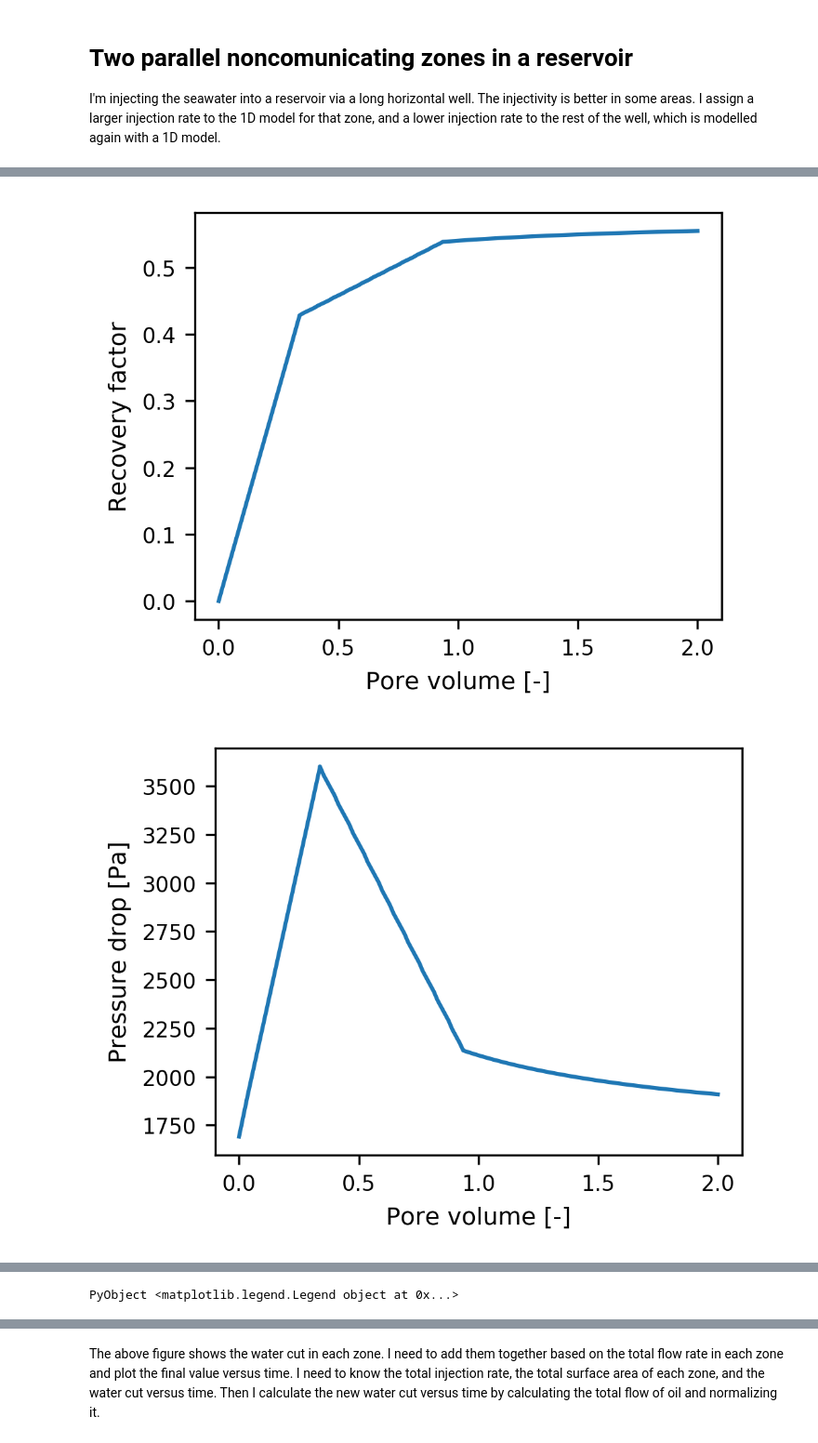
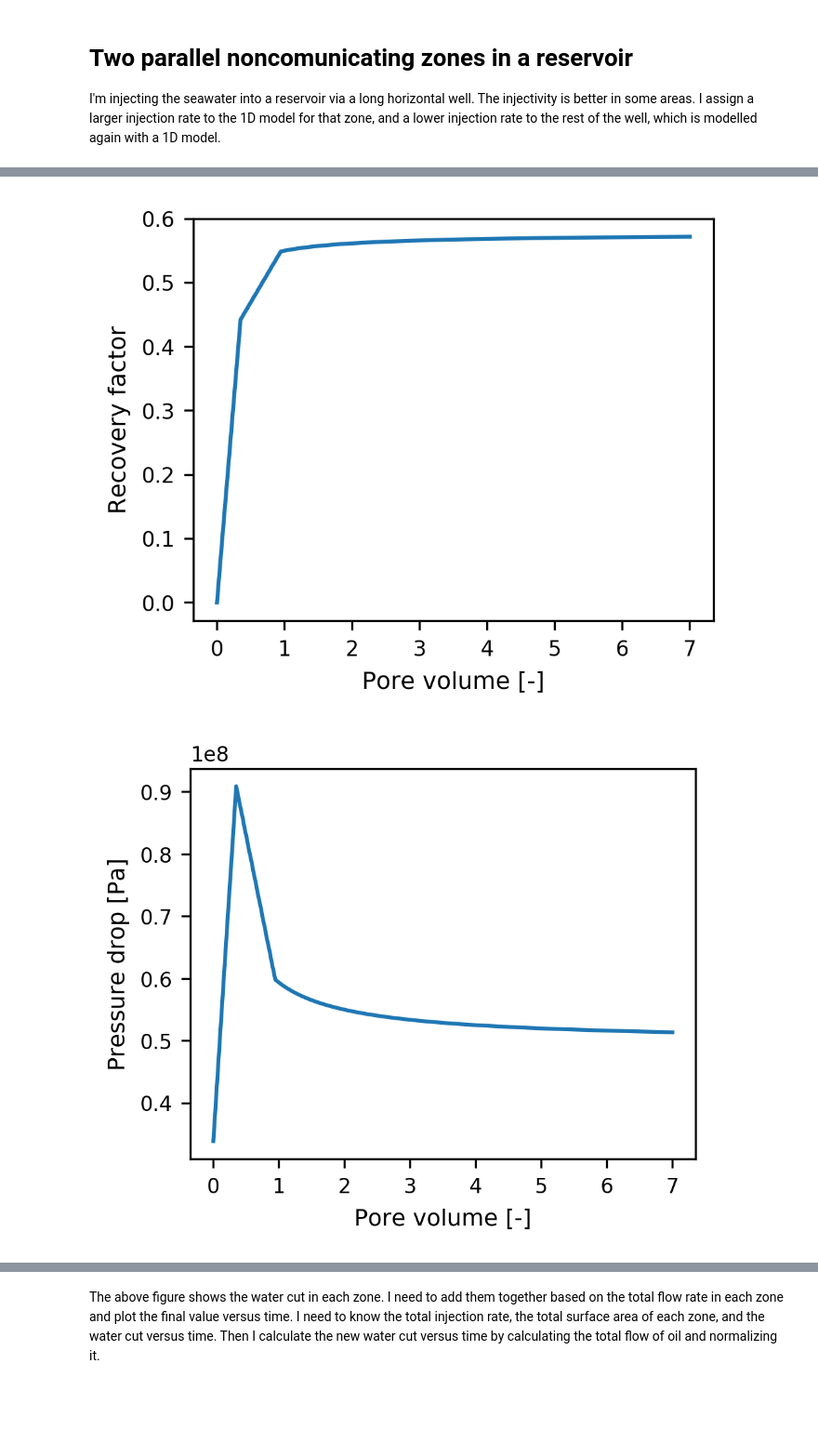
Before and after one commit to simulkade/peteng, a Jupyter notebook: analytical/notebooks/carbonated_water_flood.ipynb, the cells around one changed output, grey strips where cells are left out. Shown at 93% size. Cells and saved outputs as stored; diff of their text form; code cells hidden in the pictures; blank space fills up the shorter version.

Commit message:
finished the carbonated water paper for EAGE probably lots of bugs

```diff
--- a/analytical/notebooks/carbonated_water_flood.ipynb
+++ b/analytical/notebooks/carbonated_water_flood.ipynb
@@ -32,11 +53,19 @@ sor_mw=0.1
 swc_ww=0.212
 swc_ow=0.212
 
-u_inj_fast = 0.3e-5
-u_inj_slow = 1.0e-5
+mu_oil = 0.6e-3 # no CO2
+mu_oil_CO2 = 0.25e-3 # with 60% CO2
+mu_water = 0.45e-3 # constant
+
+
+u_inj_slow = 0.03e-5 # [m/s]
 pv_inj_fast = 2.0
-pv_inj_slow = u_inj_slow/u_inj_fast*pv_inj_fast
+pv_inj_slow = 7.0
 A_fast = 0.7 # normalized to a total injection area of 1.0
 A_slow = 1-A_fast # normalized to a total injection area of 1.0
 eq_const = 0.3
+L_res = 100 # [m]
+poros = 0.3 # [-]
+k = 0.001e-12 # [m2]
+p_back = 250e5
 # %% [output]
@@ -48,6 +77,6 @@ pv_inj_slow
 # %%
-fluids_hs = FF.oil_water_fluids(mu_water=1.1e-3, mu_oil=2e-3)
-fluids_ls = FF.oil_water_fluids(mu_water=1e-3, mu_oil=2e-3)
+fluids_hs = FF.oil_water_fluids(mu_water=mu_water, mu_oil=mu_oil)
+fluids_ls = FF.oil_water_fluids(mu_water=mu_water, mu_oil=mu_oil)
 rel_perms_hs = FF.oil_water_rel_perms(krw0=krw0_ow, kro0=kro0_ow,
         swc=swc_ow, sor=sor_ow, nw=nw_ow, no = no_ow)
 rel_perms_ls = FF.oil_water_rel_perms(krw0=krw0_ww, kro0=kro0_ww,
@@ -56,16 +85,13 @@ rel_perms_ls = FF.oil_water_rel_perms(krw0=krw0_ww, kro0=kro0_ww,
 #         swc=0.15, sor=0.4, nw=2.0, no = 2.0)
 # rel_perms_ls = FF.oil_water_rel_perms(krw0=0.35, kro0=0.95,
 #         swc=0.15, sor=0.35, nw=2.0, no = 2.0)
-core_flood_fast = FF.core_flooding(u_inj=u_inj_fast, pv_inject=pv_inj_fast, p_back=1e5, sw_init=0.2, sw_inj=1.0, rel_perms=rel_perms_hs)
-core_flood_slow = FF.core_flooding(u_inj=u_inj_slow, pv_inject=pv_inj_slow, p_back=1e5, sw_init=0.2, sw_inj=1.0, rel_perms=rel_perms_hs)
+core_flood = FF.core_flooding(u_inj=u_inj_slow, pv_inject=pv_inj_slow, p_back=p_back, sw_init=0.2, sw_inj=1.0, rel_perms=rel_perms_hs)
 
-core_props = FF.core_properties()
-ls_res_fast = FF.single_ion_adsorption_water_flood(core_props, fluids_ls, fluids_hs, rel_perms_hs,
-        rel_perms_ls, core_flood_fast, eq_const)
+core_props = FF.core_properties(L=L_res, φ=poros, k=k)
+
 ls_res_slow = FF.single_ion_adsorption_water_flood(core_props, fluids_ls, fluids_hs, rel_perms_hs,
-        rel_perms_ls, core_flood_slow, eq_const)
+        rel_perms_ls, core_flood, eq_const)
 
-FF.visualize(ls_res_fast)
 FF.visualize(ls_res_slow)
 # %% [output]
 ┌ Info: difficulty finding the shock front saturation range!
@@ -76,2 +102,2 @@ FF.visualize(ls_res_slow)
-[figure, old version]
+[figure, new version]
-[figure, old version]
+[figure, new version]
@@ -89 +106,0 @@ FF.visualize(ls_res_slow)
-PyObject <matplotlib.legend.Legend object at 0x...>
```
Also changed, not shown: parts of 24 cells of this notebook, 2 other files.
